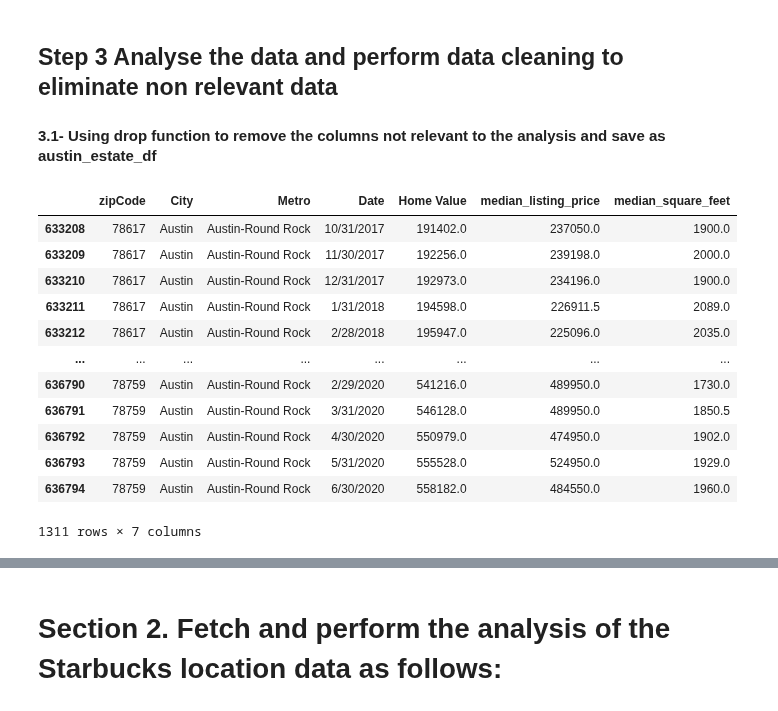
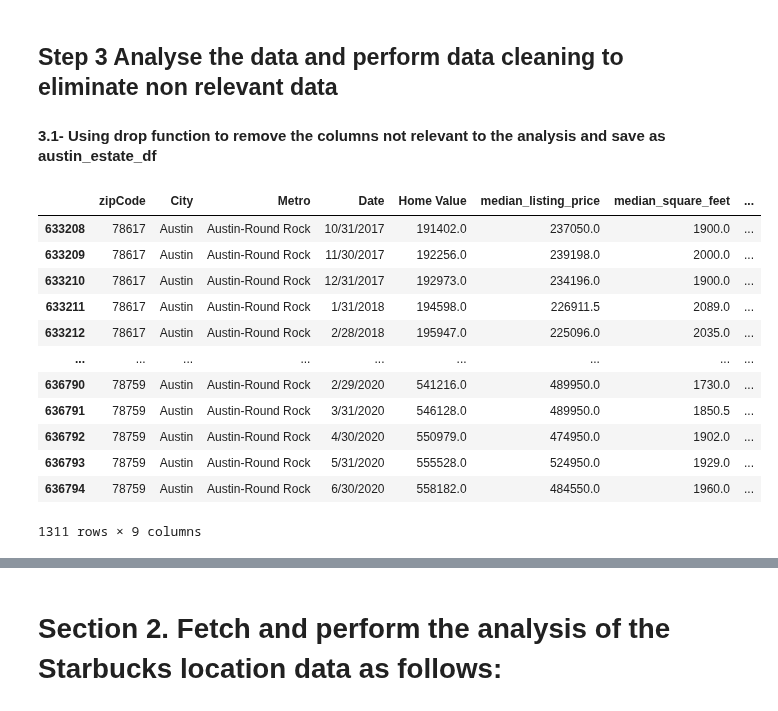
Before and after one commit to EGeorge2021r/Fintech5Falcons, a Jupyter notebook: Resources/project1eg_estate_data.ipynb, the cells around one changed output, grey strips where cells are left out. Cells and saved outputs as stored; diff of their text form; code cells hidden in the pictures.

```diff
--- a/Resources/project1eg_estate_data.ipynb
+++ b/Resources/project1eg_estate_data.ipynb
@@ -135,22 +135,22 @@ austin_df
 # %%
 # Use drop function to eliminate non relevant data
 austin_estate_df = austin_df.drop(['StateName', 'State', 'CountyName', 'Inventory', 'month_date_yyyymm', 'RegionID', 'SizeRank', 'postal_code'], axis = 1)
-#zipCode	StateName	State	City	Metro	CountyName	Date	Home Value	Inventory	median_listing_price	median_square_feet	month_date_yyyymm	RegionID	SizeRank	postal_code
 
 # Review the first and last five rows of the DataFrame
+austin_estate_df[['StarBuckExist','StarBuckCount']]=0
 austin_estate_df
 # %% [output]
-|  | zipCode | City | Metro | Date | Home Value | median_listing_price | median_square_feet |
-| 633208 | 78617 | Austin | Austin-Round Rock | 10/31/2017 | 191402.0 | 237050.0 | 1900.0 |
-| 633209 | 78617 | Austin | Austin-Round Rock | 11/30/2017 | 192256.0 | 239198.0 | 2000.0 |
-| 633210 | 78617 | Austin | Austin-Round Rock | 12/31/2017 | 192973.0 | 234196.0 | 1900.0 |
-| 633211 | 78617 | Austin | Austin-Round Rock | 1/31/2018 | 194598.0 | 226911.5 | 2089.0 |
-| 633212 | 78617 | Austin | Austin-Round Rock | 2/28/2018 | 195947.0 | 225096.0 | 2035.0 |
-| ... | ... | ... | ... | ... | ... | ... | ... |
-| 636790 | 78759 | Austin | Austin-Round Rock | 2/29/2020 | 541216.0 | 489950.0 | 1730.0 |
-| 636791 | 78759 | Austin | Austin-Round Rock | 3/31/2020 | 546128.0 | 489950.0 | 1850.5 |
-| 636792 | 78759 | Austin | Austin-Round Rock | 4/30/2020 | 550979.0 | 474950.0 | 1902.0 |
-| 636793 | 78759 | Austin | Austin-Round Rock | 5/31/2020 | 555528.0 | 524950.0 | 1929.0 |
-| 636794 | 78759 | Austin | Austin-Round Rock | 6/30/2020 | 558182.0 | 484550.0 | 1960.0 |
+|  | zipCode | City | Metro | Date | Home Value | median_listing_price | median_square_feet | ... |
+| 633208 | 78617 | Austin | Austin-Round Rock | 10/31/2017 | 191402.0 | 237050.0 | 1900.0 | ... |
+| 633209 | 78617 | Austin | Austin-Round Rock | 11/30/2017 | 192256.0 | 239198.0 | 2000.0 | ... |
+| 633210 | 78617 | Austin | Austin-Round Rock | 12/31/2017 | 192973.0 | 234196.0 | 1900.0 | ... |
+| 633211 | 78617 | Austin | Austin-Round Rock | 1/31/2018 | 194598.0 | 226911.5 | 2089.0 | ... |
+| 633212 | 78617 | Austin | Austin-Round Rock | 2/28/2018 | 195947.0 | 225096.0 | 2035.0 | ... |
+| ... | ... | ... | ... | ... | ... | ... | ... | ... |
+| 636790 | 78759 | Austin | Austin-Round Rock | 2/29/2020 | 541216.0 | 489950.0 | 1730.0 | ... |
+| 636791 | 78759 | Austin | Austin-Round Rock | 3/31/2020 | 546128.0 | 489950.0 | 1850.5 | ... |
+| 636792 | 78759 | Austin | Austin-Round Rock | 4/30/2020 | 550979.0 | 474950.0 | 1902.0 | ... |
+| 636793 | 78759 | Austin | Austin-Round Rock | 5/31/2020 | 555528.0 | 524950.0 | 1929.0 | ... |
+| 636794 | 78759 | Austin | Austin-Round Rock | 6/30/2020 | 558182.0 | 484550.0 | 1960.0 | ... |
-1311 rows × 7 columns
+1311 rows × 9 columns
 # %%
```
Also changed, not shown: parts of 9 cells of this notebook.
